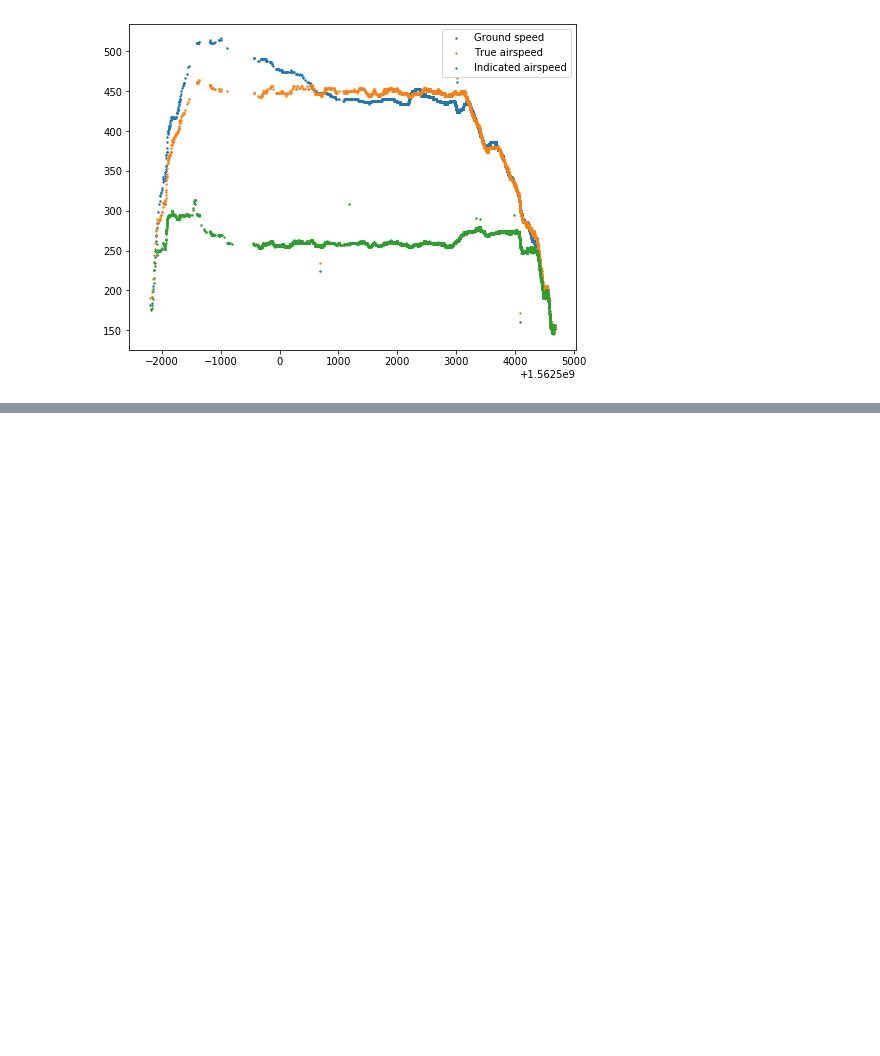
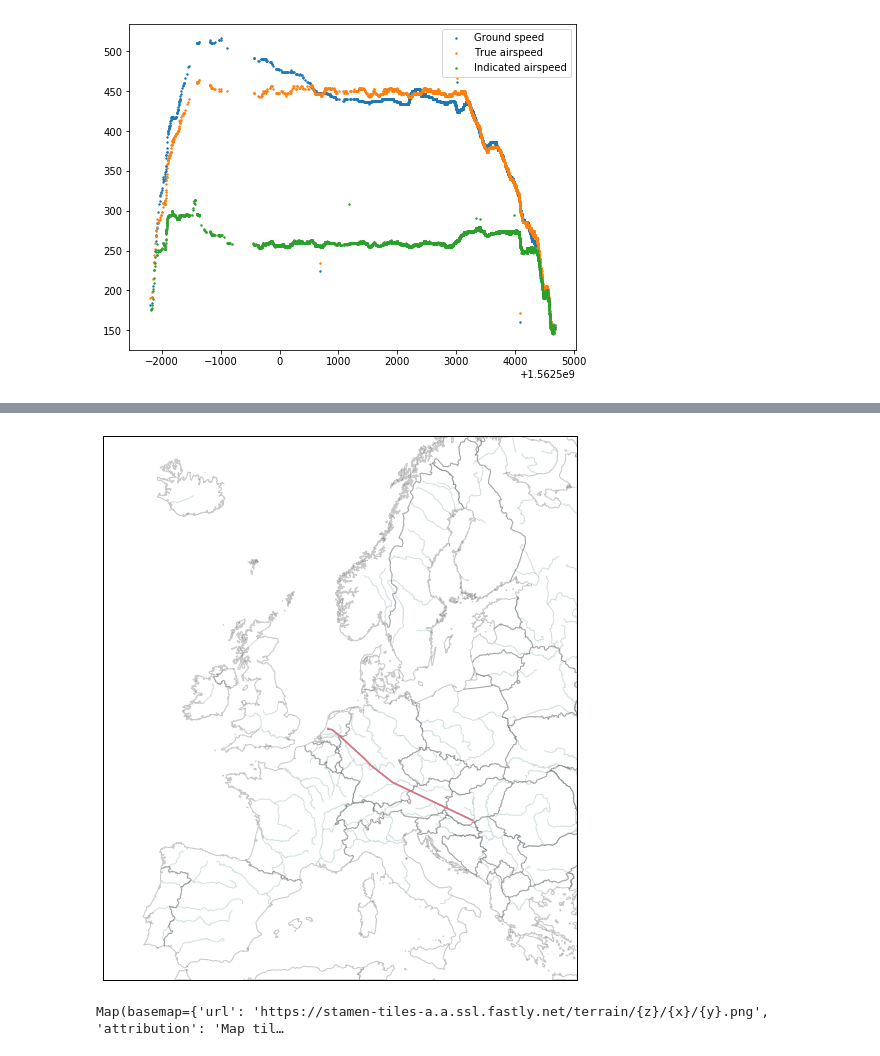
Before and after one commit to junzis/modes-tutorials, a Jupyter notebook: 4_explore_trajectory.ipynb, the cells around one changed output, grey strips where cells are left out. Saved outputs shown, nothing was run; the diff lists cells and outputs as text; code cells hidden in the pictures; blank space fills up the shorter version.

```diff
--- a/4_explore_trajectory.ipynb
+++ b/4_explore_trajectory.ipynb
@@ -117,0 +159,32 @@ plt.show()
+# %%
+from traffic.drawing import EuroPP, rivers, countries
+
+with plt.style.context("traffic"):
+    fig, ax = plt.subplots(subplot_kw=dict(projection=EuroPP()))
+    ax.add_feature(countries(edgecolor="#524c50", alpha=0.3))
+    ax.add_feature(rivers(alpha=0.2))
+    ax.set_global()
+
+    # The map becomes too noisy if we plot everything
+    t.plot(ax, nb_flights=100)
+
+    # Plot a specific flight
+    t["ASL20Z"].plot(ax)
+# %% [output]
+[figure, added]
+# %%
+from ipyleaflet import Map, basemaps
+from ipywidgets import Layout
+
+map_ = Map(
+    center=(48.1, 11.5),
+    zoom=5,
+    basemap=basemaps.Stamen.Terrain,
+    layout=Layout(width="100%", max_width="800px", height="500px"),
+)
+
+map_.add_layer(t["ASL20Z"], color="#990000", weight=2)
+
+map_
+# %% [output]
+Map(basemap={'url': 'https://stamen-tiles-a.a.ssl.fastly.net/terrain/{z}/{x}/{y}.png', 'attribution': 'Map til…
```
Also changed, not shown: parts of 16 cells of this notebook.
